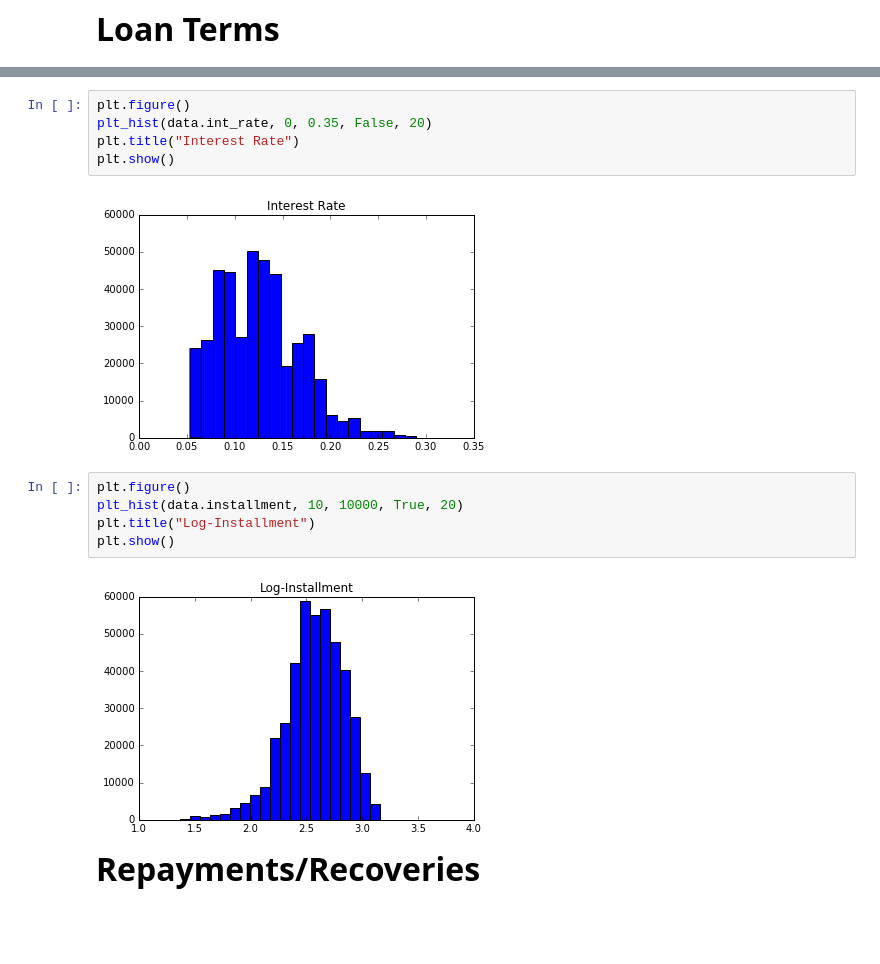
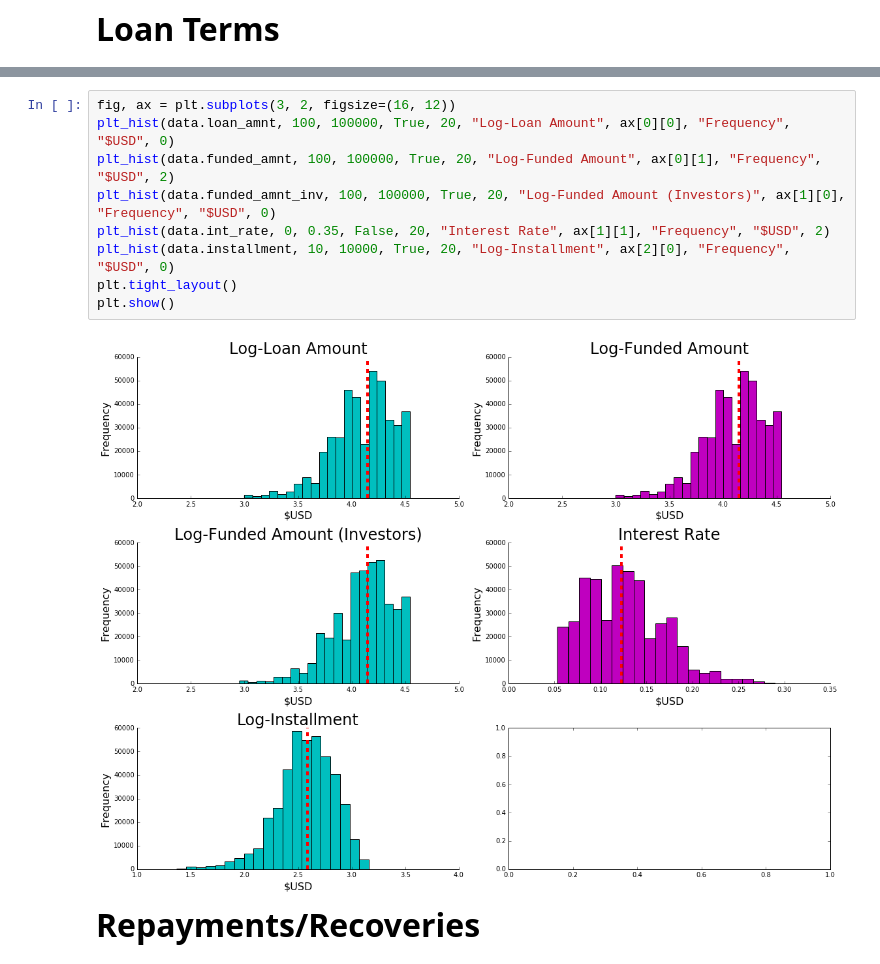
Before and after one commit to ankitagarwal/cs109a, a Jupyter notebook: brynclarke_CS109a_project.ipynb, the cells around one changed output, grey strips where cells are left out. Saved outputs shown, nothing was run; the diff lists cells and outputs as text; blank space fills up the shorter version.

```diff
--- a/brynclarke_CS109a_project.ipynb
+++ b/brynclarke_CS109a_project.ipynb
@@ -279,16 +258,13 @@ plt.show()
-# %%
-plt.figure()
-plt_hist(data.int_rate, 0, 0.35, False, 20)
-plt.title("Interest Rate")
-plt.show()
-# %% [output]
-[figure, removed]
-# %%
-plt.figure()
-plt_hist(data.installment, 10, 10000, True, 20)
-plt.title("Log-Installment")
-plt.show()
-# %% [output]
-[figure, removed]
+# %%
+fig, ax = plt.subplots(3, 2, figsize=(16, 12))
+plt_hist(data.loan_amnt, 100, 100000, True, 20, "Log-Loan Amount", ax[0][0], "Frequency", "$USD", 0)
+plt_hist(data.funded_amnt, 100, 100000, True, 20, "Log-Funded Amount", ax[0][1], "Frequency", "$USD", 2)
+plt_hist(data.funded_amnt_inv, 100, 100000, True, 20, "Log-Funded Amount (Investors)", ax[1][0], "Frequency", "$USD", 0)
+plt_hist(data.int_rate, 0, 0.35, False, 20, "Interest Rate", ax[1][1], "Frequency", "$USD", 2)
+plt_hist(data.installment, 10, 10000, True, 20, "Log-Installment", ax[2][0], "Frequency", "$USD", 0)
+plt.tight_layout()
+plt.show()
+# %% [output]
+[figure, added]
 # %% [markdown]
 **<font size=6>Repayments/Recoveries</font>**
```
Also changed, not shown: parts of 124 cells of this notebook.
